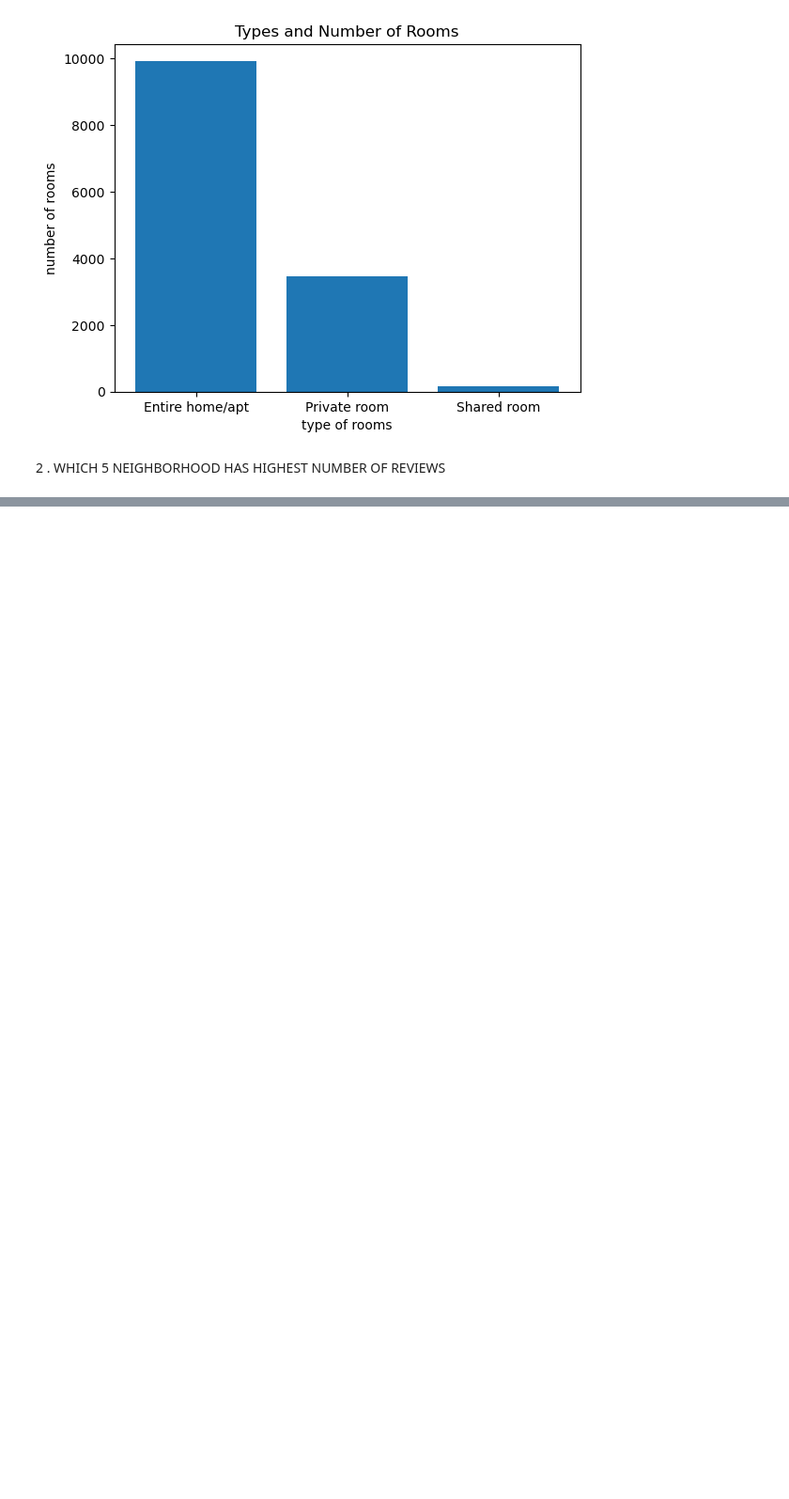
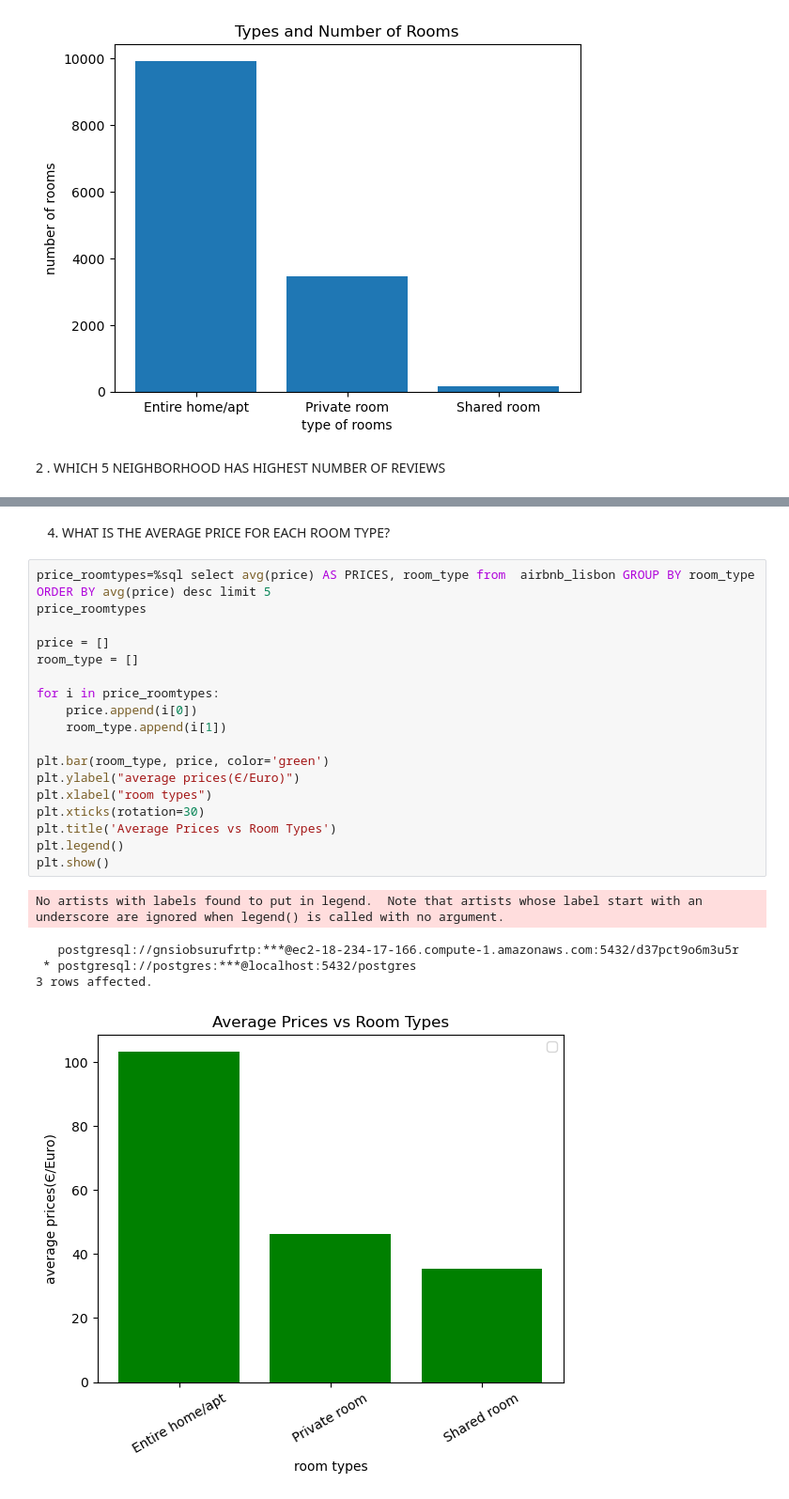
Before and after one commit to The-DigitalAcademy/No_Name-Data-Visualization-and-Analysis---Airbnb_lisbon-, a Jupyter notebook: dataset_airBnB.ipynb, the cells around one changed output, grey strips where cells are left out. Shown at 94% size. Cells and saved outputs as stored; diff of their text form; blank space fills up the shorter version.

```diff
--- a/dataset_airBnB.ipynb
+++ b/dataset_airBnB.ipynb
@@ -165,0 +207,26 @@ plt.show()
+# %% [markdown]
+4. WHAT IS THE AVERAGE PRICE FOR EACH ROOM TYPE?
+# %%
+price_roomtypes=%sql select avg(price) AS PRICES, room_type from  airbnb_lisbon GROUP BY room_type ORDER BY avg(price) desc limit 5
+price_roomtypes
+
+price = []
+room_type = []
+
+for i in price_roomtypes:
+    price.append(i[0])
+    room_type.append(i[1])
+
+plt.bar(room_type, price, color='green')
+plt.ylabel("average prices(Є/Euro)")
+plt.xlabel("room types")
+plt.xticks(rotation=30)
+plt.title('Average Prices vs Room Types')
+plt.legend()
+plt.show()
+# %% [output]
+No artists with labels found to put in legend.  Note that artists whose label start with an underscore are ignored when legend() is called with no argument.
+   postgresql://gnsiobsurufrtp:***@ec2-18-234-17-166.compute-1.amazonaws.com:5432/d37pct9o6m3u5r
+ * postgresql://postgres:***@localhost:5432/postgres
+3 rows affected.
+[figure, added]
```
Also changed, not shown: parts of 13 cells of this notebook.
